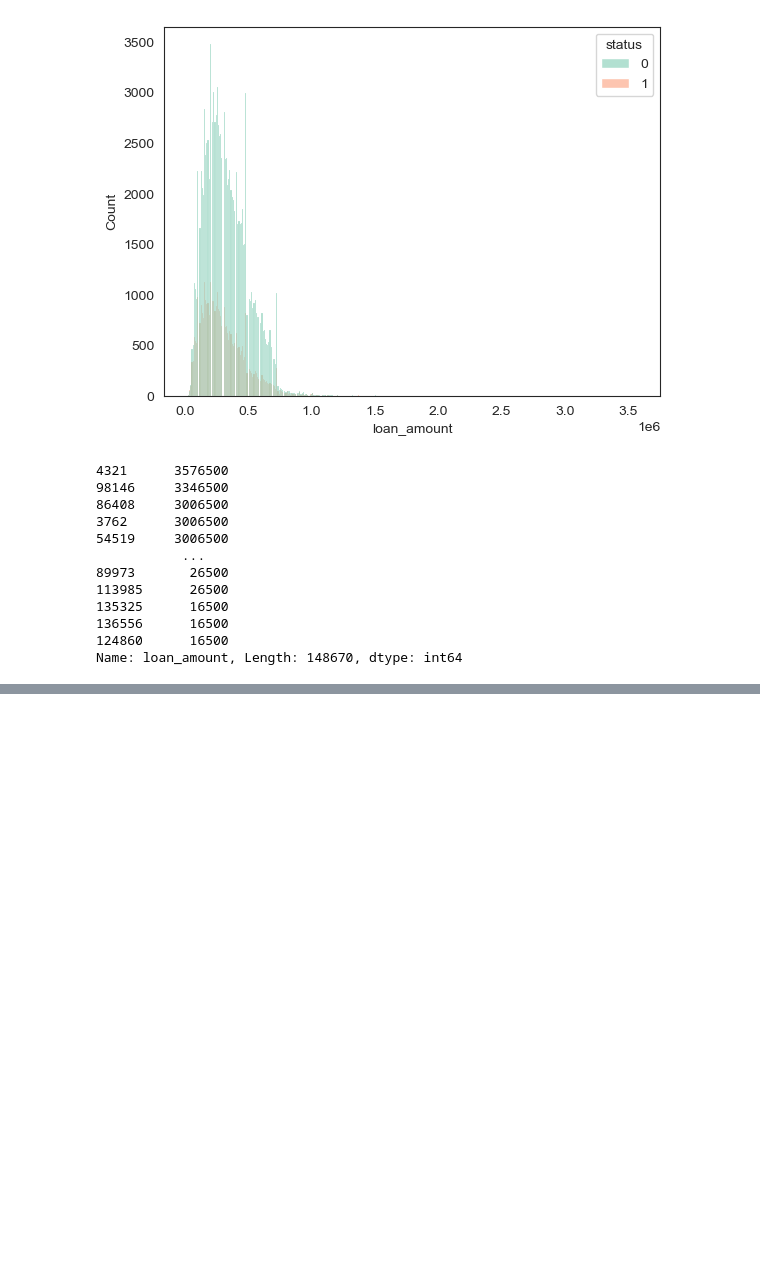
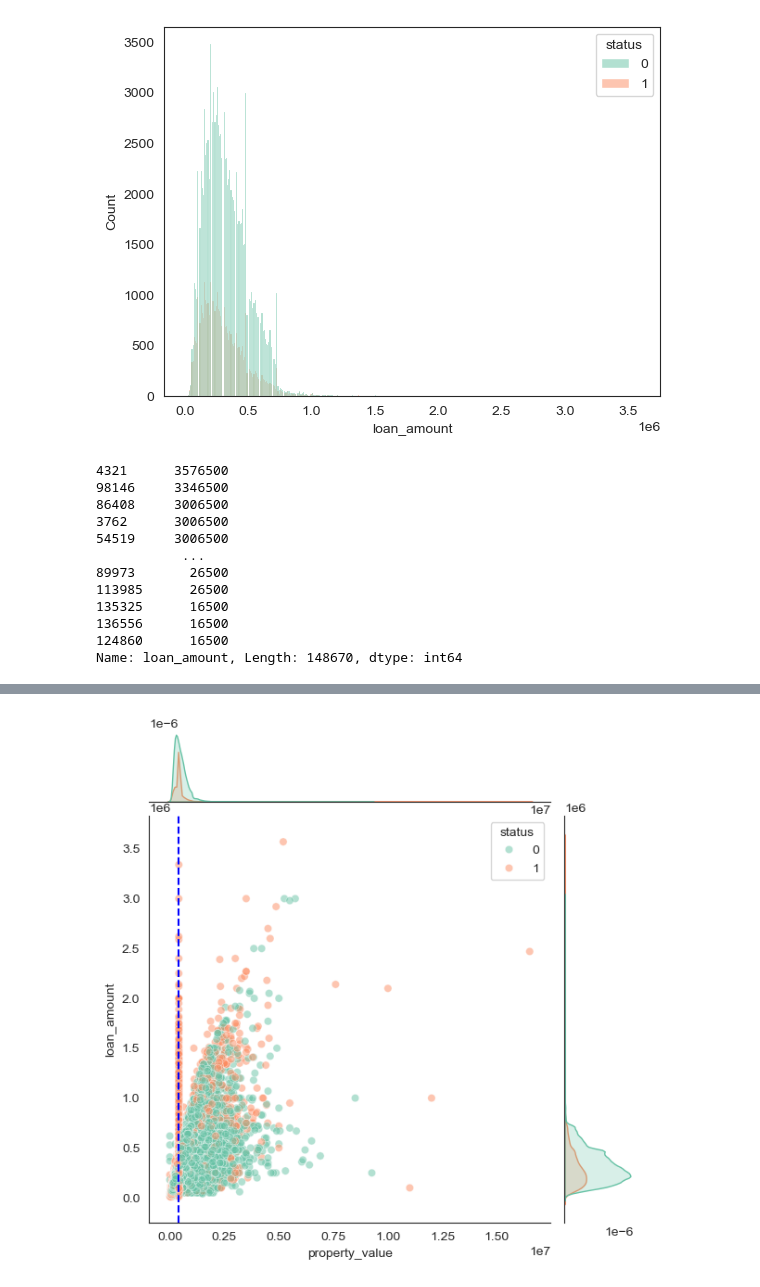
Before and after one commit to Hoale2908/Mortgage_Loans_Data_Preprocessing, a Jupyter notebook: code.ipynb, the cells around one changed output, grey strips where cells are left out. Saved outputs shown, nothing was run; the diff lists cells and outputs as text; code cells hidden in the pictures; blank space fills up the shorter version.

```diff
--- a/code.ipynb
+++ b/code.ipynb
@@ -273,0 +329,6 @@ df['property_value'] = df['property_value']-8000
+# %%
+sns.jointplot(data=df, x='property_value', y='loan_amount', hue='status', alpha=0.5)
+plt.axvline(x=410000, color='blue', linestyle='--')
+plt.show()
+# %% [output]
+[figure, added]
```
Also changed, not shown: parts of 61 cells of this notebook, 1 other file.
